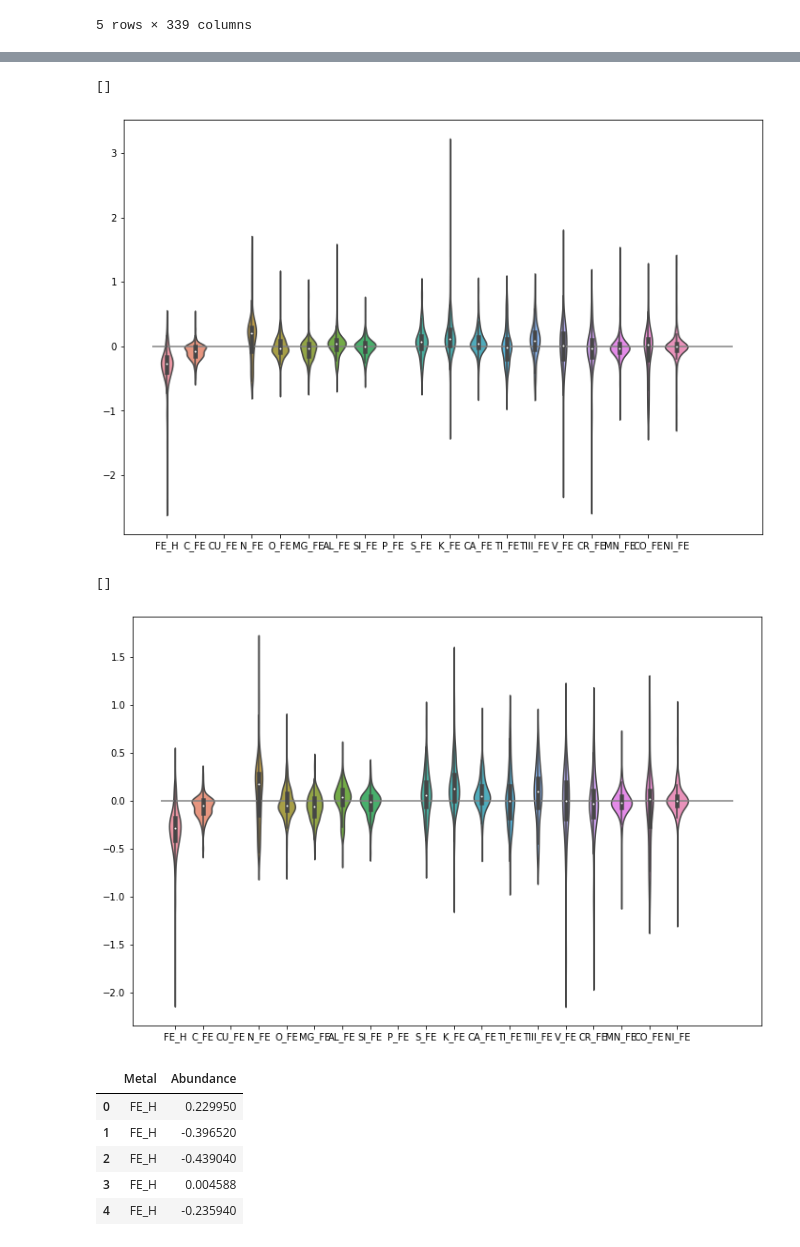
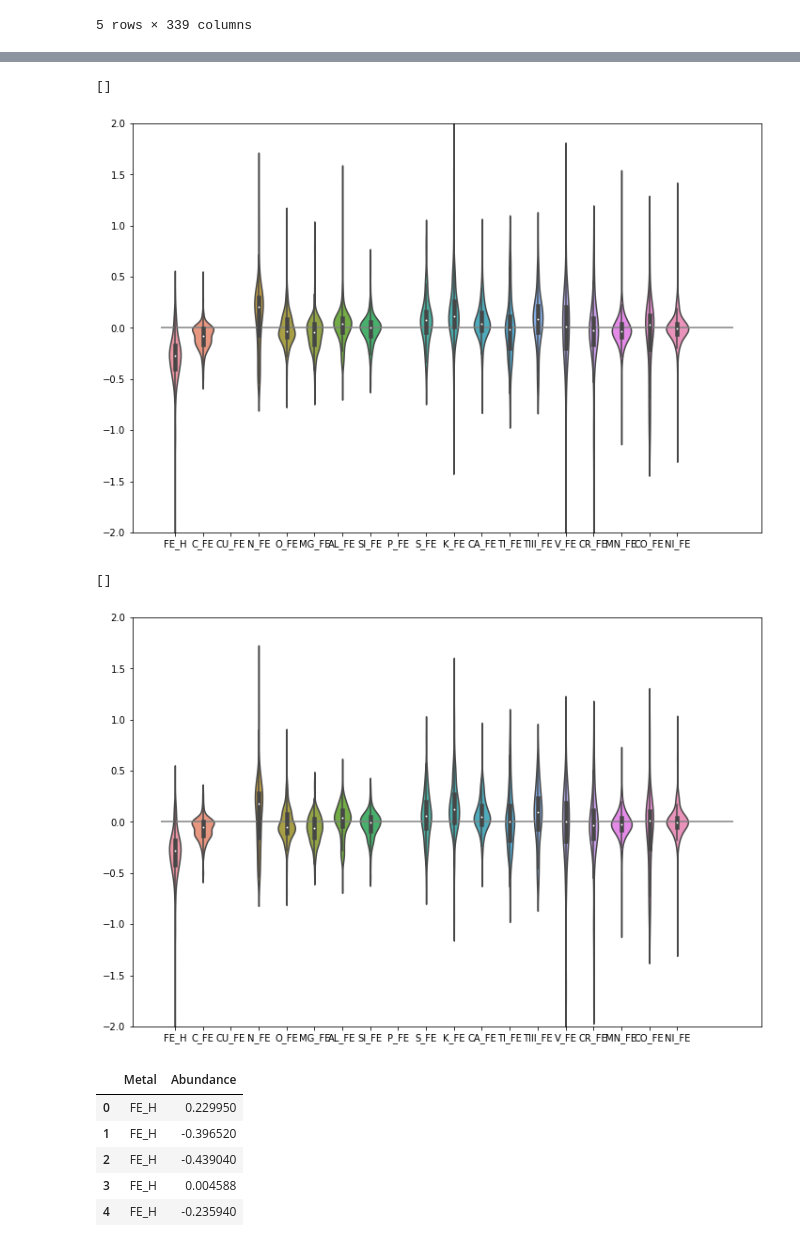
Before and after one commit to mahmud-nobe/GMM_membership, a Jupyter notebook: DBSCAN/DBSCAN Paper/Apogee_Analysis.ipynb, the cells around one changed output, grey strips where cells are left out. Saved outputs shown, nothing was run; the diff lists cells and outputs as text; code cells hidden in the pictures.

```diff
--- a/DBSCAN/DBSCAN Paper/Apogee_Analysis.ipynb
+++ b/DBSCAN/DBSCAN Paper/Apogee_Analysis.ipynb
@@ -41,21 +41,21 @@ dbscan_2244.loc[:, interested_columns].head()
 # %%
 plt.figure(figsize = (12,8))
 plt.hlines(0, -0.5, 20, color = 'grey')
 sns.violinplot(data = dbscan_2244.loc[:, interested_columns])
-#plt.ylim(-1.5,1.5)
+plt.ylim(-2,2)
 plt.plot()
 # %% [output]
 []
-[figure, old version]
+[figure, new version]
 # %%
 plt.figure(figsize = (12,8))
 plt.hlines(0, -0.5, 20, color = 'grey')
 sns.violinplot(data = cantat_2244.loc[:, interested_columns])
-#plt.ylim(-1.5, 1.5)
+plt.ylim(-2, 2)
 plt.plot()
 # %% [output]
 []
-[figure, old version]
+[figure, new version]
 # %%
 data_list = np.array([dbscan_2244[column].to_numpy() for column in interested_columns])
 abundance = data_list.flatten()
```
